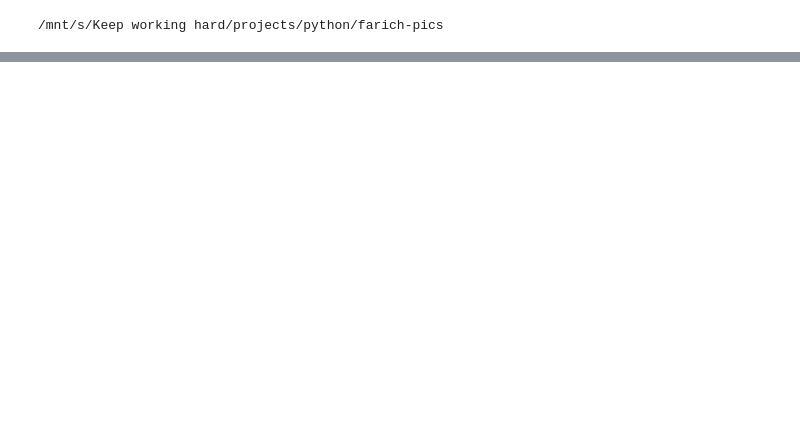
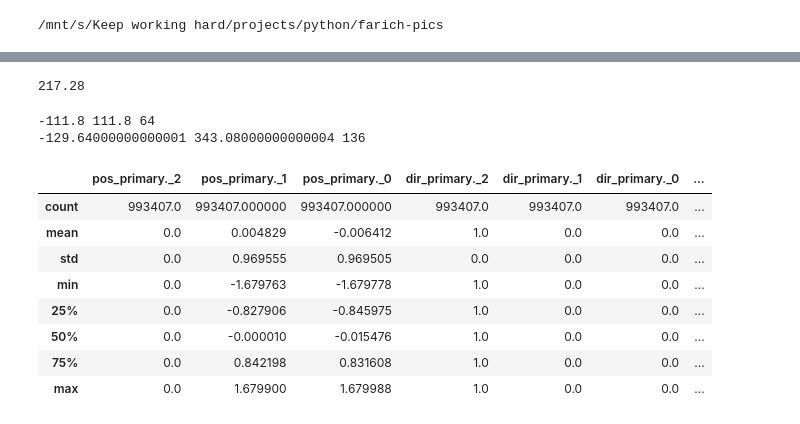
Before and after one commit to 82492749123082/farich-pics, a Jupyter notebook: notebooks/DataPreprocessing example.ipynb, the cells around one changed output, grey strips where cells are left out. Cells and saved outputs as stored; diff of their text form; code cells hidden in the pictures; blank space fills up the shorter version.

Commit message:
Improve root-file parsing methods
In details:
    1. Speed up of root parsing
    2. Set right detector sizes
    3. Possibility to save returned data

```diff
--- a/notebooks/DataPreprocessing example.ipynb
+++ b/notebooks/DataPreprocessing example.ipynb
@@ -8,0 +45,5 @@ dp = DataPreprocessing('data/farichSimRes_pi-kaon-_1000MeV_0-90deg_50.0k_2020-02
+# %%
+import uproot
+rootFile = 'data/farichSimRes_pi-kaon-_1000MeV_0-90deg_50.0k_2020-02-11.root'
+info_tree = uproot.open(rootFile)["info_sim"]
+raw_tree = uproot.open(rootFile)["raw_data"]
@@ -8,0 +71,43 @@ dp = DataPreprocessing('data/farichSimRes_pi-kaon-_1000MeV_0-90deg_50.0k_2020-02
+# %%
+108.64*2
+# %% [output]
+217.28
+# %%
+x_size = info_arrays[b'num_side_x'][0]
+x_center = info_arrays[b'origin_pos._0'][0]
+chip_size = info_arrays[b'chip_num_size'][0]
+pmt_size = info_arrays[b'size'][0]
+gap = info_arrays[b'gap'][0]
+y_size = info_arrays[b'num_side_y'][0]
+y_center = info_arrays[b'origin_pos._1'][0]
+
+xmin = x_center - (x_size*pmt_size + (x_size-1)*gap + 3.16)/2
+xmax = x_center + (x_size*pmt_size + (x_size-1)*gap + 3.16)/2
+xbins = x_size*chip_size
+print(xmin, xmax, xbins)
+
+ymin = y_center -(y_size*pmt_size + (y_size-1)*gap + 3.16)/2
+ymax = y_center + (y_size*pmt_size + (y_size-1)*gap + 3.16)/2
+ybins = y_size*chip_size
+print(ymin, ymax, ybins)
+# %% [output]
+-111.8 111.8 64
+-129.64000000000001 343.08000000000004 136
+# %%
+raw_df = raw_tree.pandas.df()
+# %%
+raw_df.drop(['id_event','id_primary', 'hits.theta.first',
+             'hits.theta.second','hits.phi.first','hits.phi.second','hits.pos_vertex._2',
+             'hits.pos_vertex._1','hits.pos_vertex._0','hits.dir_vertex._2',
+             'hits.dir_vertex._1','hits.dir_vertex._0','hits.id_pmt','hits.id_chip',
+             'hits.id_layer'], axis=1).describe()
+# %% [output]
+|  | pos_primary._2 | pos_primary._1 | pos_primary._0 | dir_primary._2 | dir_primary._1 | dir_primary._0 | ... |
+| count | 993407.0 | 993407.000000 | 993407.000000 | 993407.0 | 993407.0 | 993407.0 | ... |
+| mean | 0.0 | 0.004829 | -0.006412 | 1.0 | 0.0 | 0.0 | ... |
+| std | 0.0 | 0.969555 | 0.969505 | 0.0 | 0.0 | 0.0 | ... |
+| min | 0.0 | -1.679763 | -1.679778 | 1.0 | 0.0 | 0.0 | ... |
+| 25% | 0.0 | -0.827906 | -0.845975 | 1.0 | 0.0 | 0.0 | ... |
+| 50% | 0.0 | -0.000010 | -0.015476 | 1.0 | 0.0 | 0.0 | ... |
+| 75% | 0.0 | 0.842198 | 0.831608 | 1.0 | 0.0 | 0.0 | ... |
+| max | 0.0 | 1.679900 | 1.679988 | 1.0 | 0.0 | 0.0 | ... |
```
Also changed, not shown: parts of 24 cells of this notebook, 1 other file.
